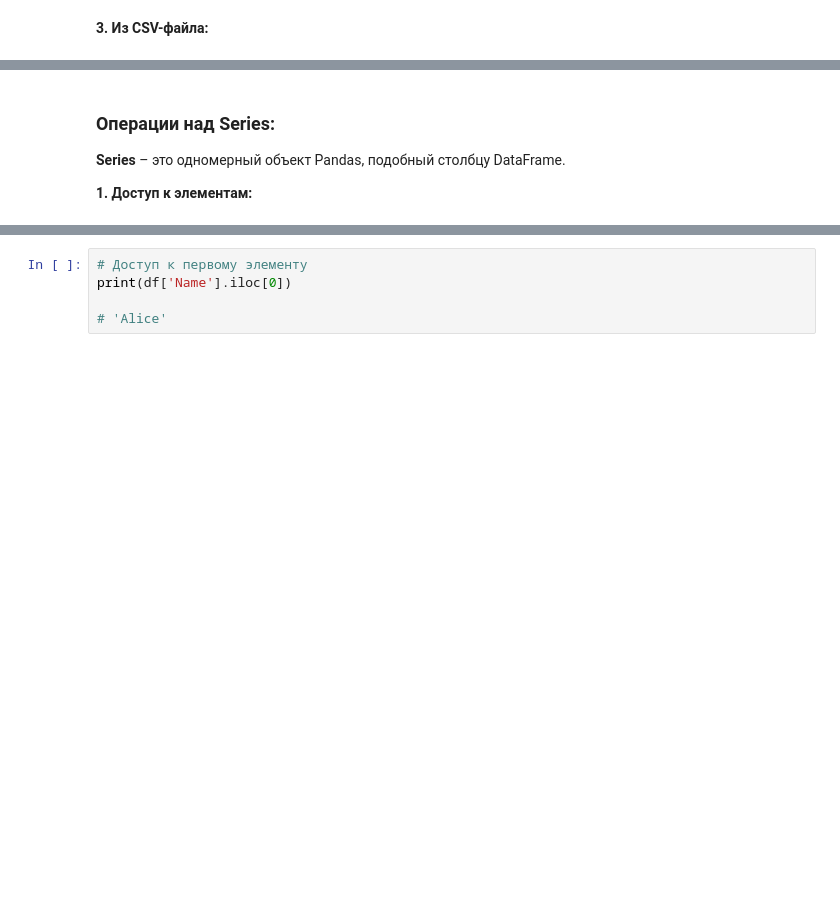
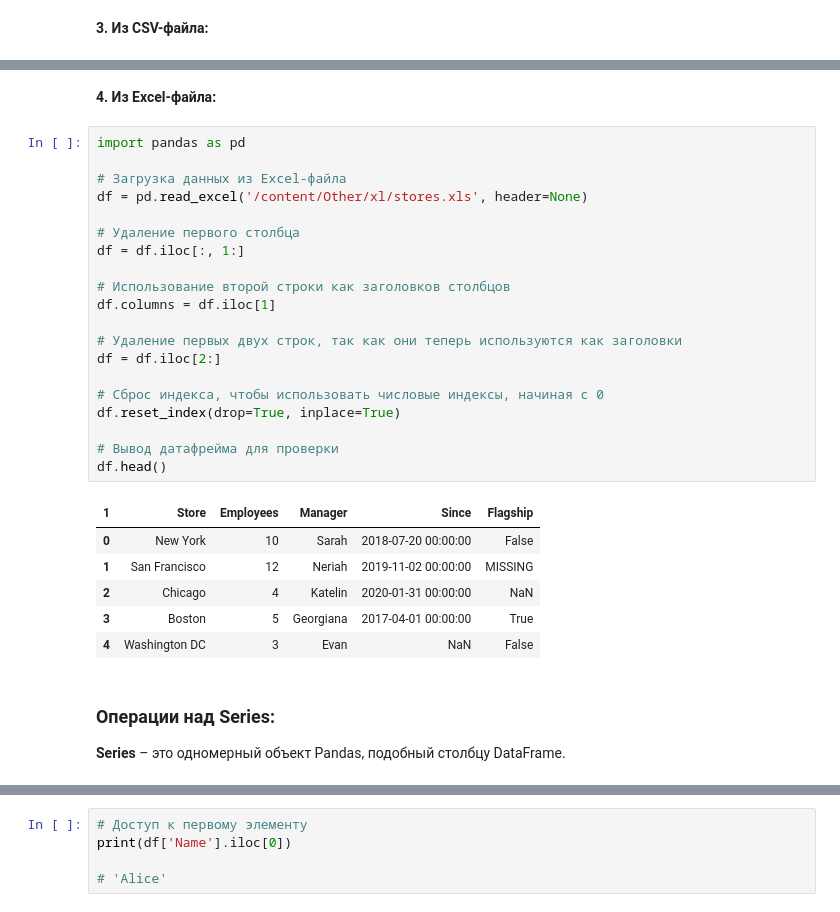
Before and after one commit to Alexandre77777/data_mining, a Jupyter notebook: 1. Введение/Теория/Теория_№3_Библиотека_Pandas и визуальный анализ данных.ipynb, the cells around one changed output, grey strips where cells are left out. Cells and saved outputs as stored; diff of their text form; blank space fills up the shorter version.

```diff
--- a/1. Введение/Теория/Теория_№3_Библиотека_Pandas и визуальный анализ данных.ipynb
+++ b/1. Введение/Теория/Теория_№3_Библиотека_Pandas и визуальный анализ данных.ipynb
@@ -591,6 +540,33 @@ print(df)
+# %% [markdown]
+**4. Из Excel-файла:**
+# %%
+import pandas as pd
+
+# Загрузка данных из Excel-файла
+df = pd.read_excel('/content/Other/xl/stores.xls', header=None)
+
+# Удаление первого столбца
+df = df.iloc[:, 1:]
+
+# Использование второй строки как заголовков столбцов
+df.columns = df.iloc[1]
+
+# Удаление первых двух строк, так как они теперь используются как заголовки
+df = df.iloc[2:]
+
+# Сброс индекса, чтобы использовать числовые индексы, начиная с 0
+df.reset_index(drop=True, inplace=True)
+
+# Вывод датафрейма для проверки
+df.head()
+# %% [output]
+| 1 | Store | Employees | Manager | Since | Flagship |
+| 0 | New York | 10 | Sarah | 2018-07-20 00:00:00 | False |
+| 1 | San Francisco | 12 | Neriah | 2019-11-02 00:00:00 | MISSING |
+| 2 | Chicago | 4 | Katelin | 2020-01-31 00:00:00 | NaN |
+| 3 | Boston | 5 | Georgiana | 2017-04-01 00:00:00 | True |
+| 4 | Washington DC | 3 | Evan | NaN | False |
 # %% [markdown]
 ### Операции над Series:
 
 **Series** – это одномерный объект Pandas, подобный столбцу DataFrame.
-
-**1. Доступ к элементам:**
```
Also changed, not shown: parts of 13 cells of this notebook.
